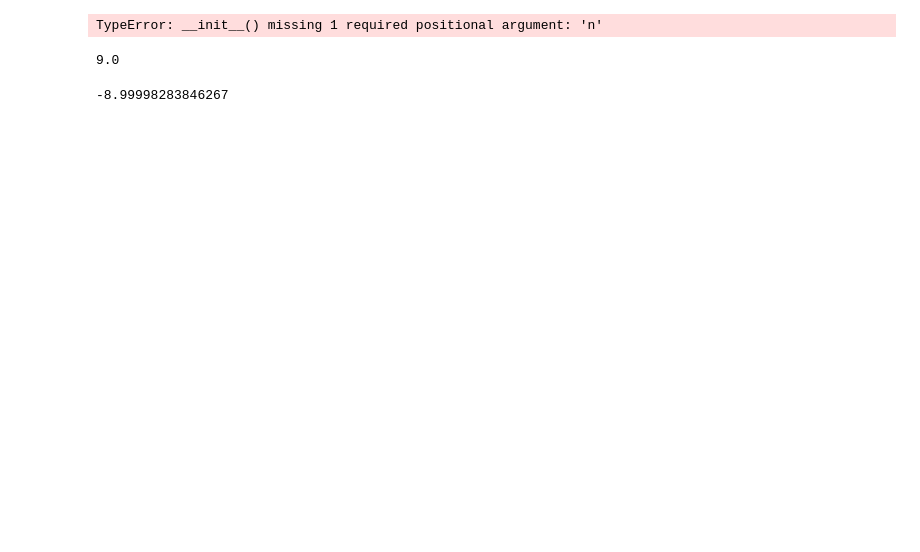
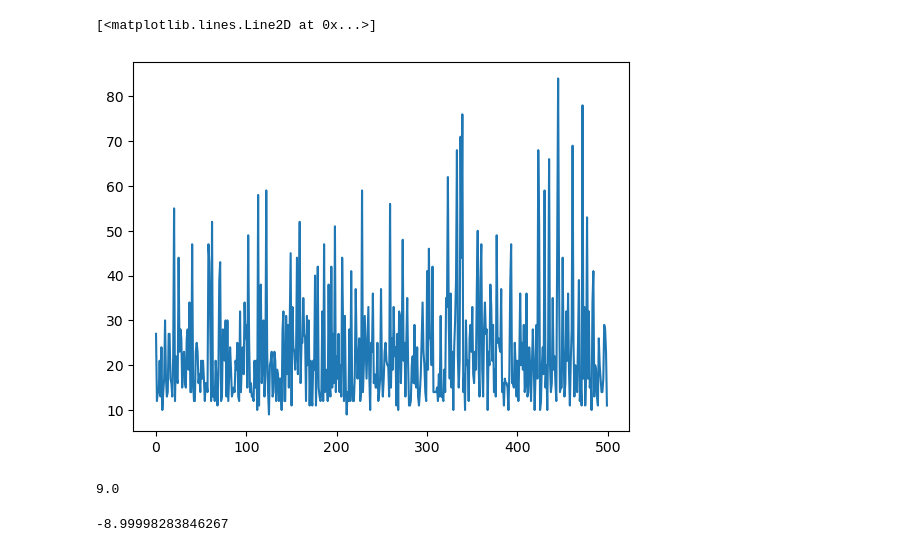
Before and after one commit to hamza-elhamdadi/RL-final-project, a Jupyter notebook: testing.ipynb, the cells around one changed output. Drawn from its saved outputs; the diff is of its cells as text; code cells hidden in the pictures; blank space fills up the shorter version.

Commit message:
updated ESGNStepSARSA

```diff
--- a/testing.ipynb
+++ b/testing.ipynb
@@ -4,11 +5,15 @@ from RLAlgorithms import ESGNStepSARSA, TrueOnlineSARSALambda
 # %%
 mc = CartPole()
 # print(mc.s)
-alg = ESGNStepSARSA(mc, M=3, n=2)
+alg = ESGNStepSARSA(mc, M=10, n=2)
 
-alg.run()
+Gs = alg.run()
+
+plt.clf()
+plt.plot(range(len(Gs)), Gs)
 # %% [output]
-TypeError: __init__() missing 1 required positional argument: 'n'
+[<matplotlib.lines.Line2D at 0x...>]
+[figure, added]
 # %%
 mc.reset()
 G = 0
```
Also changed, not shown: parts of 1 cell of this notebook, 1 other file.
